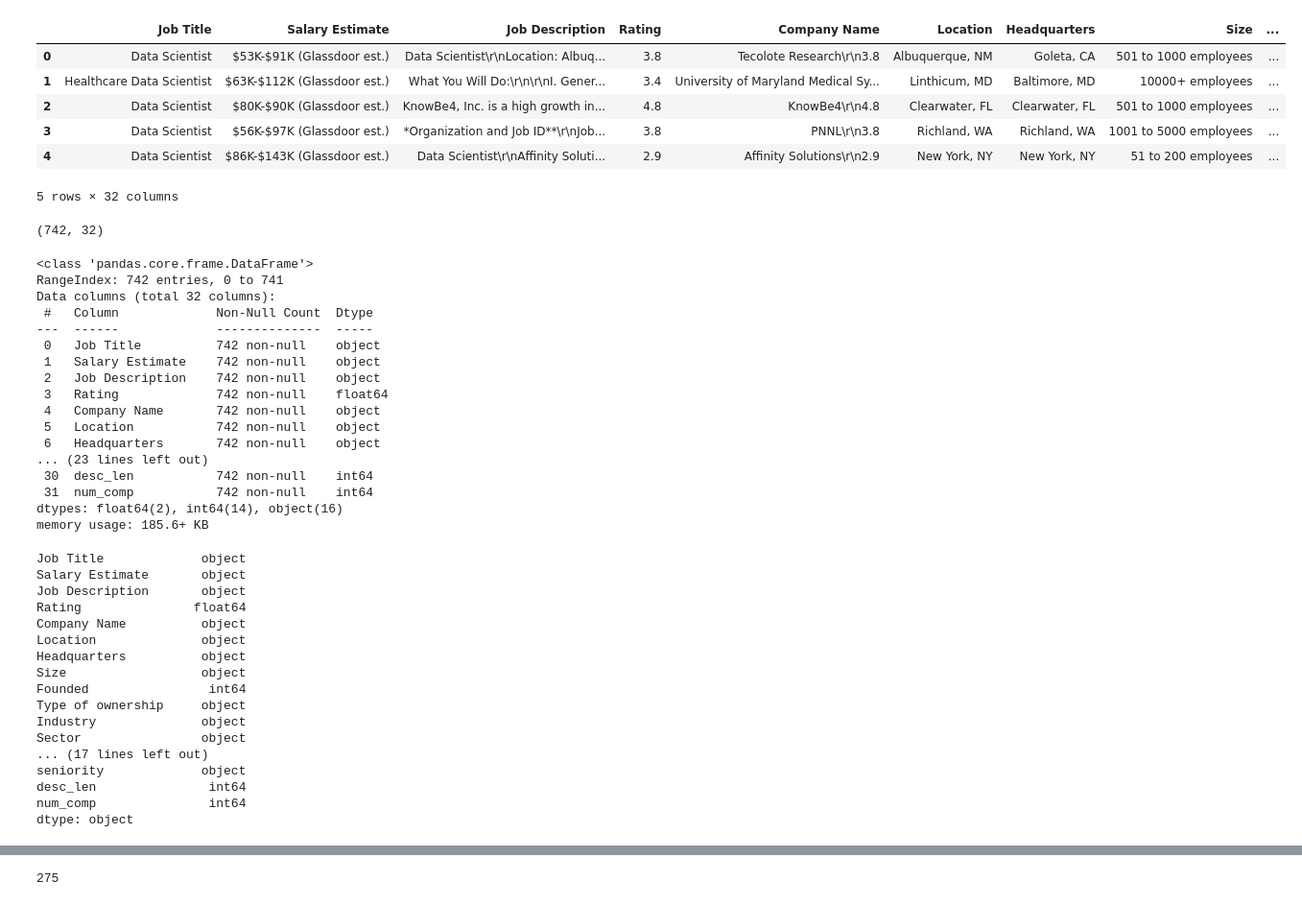
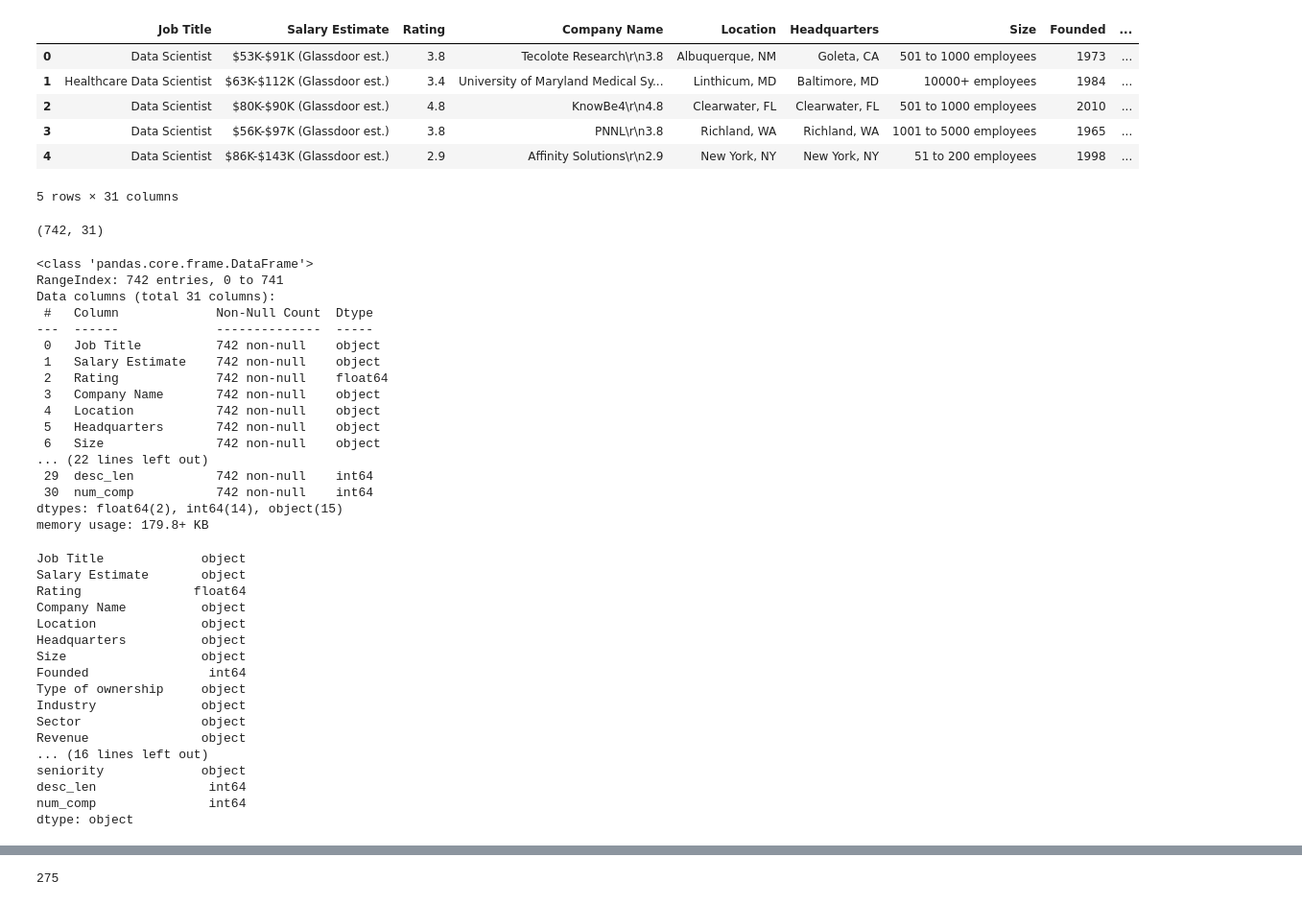
Before and after one commit to todanh2706/ML_Lab01_CarPrice, a Jupyter notebook: preprocessing.ipynb, the cells around one changed output, grey strips where cells are left out. Shown at 96% size. Cells and saved outputs as stored; diff of their text form; code cells hidden in the pictures.

```diff
--- a/preprocessing.ipynb
+++ b/preprocessing.ipynb
@@ -9,46 +9,46 @@ import os
 # %%
 # Read dataset
 df = pd.read_csv('archive/eda_data.csv')
 df.drop(columns=['Unnamed: 0'], inplace=True)
+df.drop(columns=['Job Description'], inplace=True)
 df.head()
 # %% [output]
-|  | Job Title | Salary Estimate | Job Description | Rating | Company Name | Location | Headquarters | Size | ... |
-| 0 | Data Scientist | $53K-$91K (Glassdoor est.) | Data Scientist\r\nLocation: Albuq... | 3.8 | Tecolote Research\r\n3.8 | Albuquerque, NM | Goleta, CA | 501 to 1000 employees | ... |
-| 1 | Healthcare Data Scientist | $63K-$112K (Glassdoor est.) | What You Will Do:\r\n\r\nI. Gener... | 3.4 | University of Maryland Medical Sy... | Linthicum, MD | Baltimore, MD | 10000+ employees | ... |
-| 2 | Data Scientist | $80K-$90K (Glassdoor est.) | KnowBe4, Inc. is a high growth in... | 4.8 | KnowBe4\r\n4.8 | Clearwater, FL | Clearwater, FL | 501 to 1000 employees | ... |
-| 3 | Data Scientist | $56K-$97K (Glassdoor est.) | *Organization and Job ID**\r\nJob... | 3.8 | PNNL\r\n3.8 | Richland, WA | Richland, WA | 1001 to 5000 employees | ... |
-| 4 | Data Scientist | $86K-$143K (Glassdoor est.) | Data Scientist\r\nAffinity Soluti... | 2.9 | Affinity Solutions\r\n2.9 | New York, NY | New York, NY | 51 to 200 employees | ... |
+|  | Job Title | Salary Estimate | Rating | Company Name | Location | Headquarters | Size | Founded | ... |
+| 0 | Data Scientist | $53K-$91K (Glassdoor est.) | 3.8 | Tecolote Research\r\n3.8 | Albuquerque, NM | Goleta, CA | 501 to 1000 employees | 1973 | ... |
+| 1 | Healthcare Data Scientist | $63K-$112K (Glassdoor est.) | 3.4 | University of Maryland Medical Sy... | Linthicum, MD | Baltimore, MD | 10000+ employees | 1984 | ... |
+| 2 | Data Scientist | $80K-$90K (Glassdoor est.) | 4.8 | KnowBe4\r\n4.8 | Clearwater, FL | Clearwater, FL | 501 to 1000 employees | 2010 | ... |
+| 3 | Data Scientist | $56K-$97K (Glassdoor est.) | 3.8 | PNNL\r\n3.8 | Richland, WA | Richland, WA | 1001 to 5000 employees | 1965 | ... |
+| 4 | Data Scientist | $86K-$143K (Glassdoor est.) | 2.9 | Affinity Solutions\r\n2.9 | New York, NY | New York, NY | 51 to 200 employees | 1998 | ... |
-5 rows × 32 columns
+5 rows × 31 columns
 # %%
 df.shape
 # %% [output]
-(742, 32)
+(742, 31)
 # %%
 df.info()
 # %% [output]
 <class 'pandas.core.frame.DataFrame'>
 RangeIndex: 742 entries, 0 to 741
-Data columns (total 32 columns):
+Data columns (total 31 columns):
  #   Column             Non-Null Count  Dtype
 ---  ------             --------------  -----
  0   Job Title          742 non-null    object
  1   Salary Estimate    742 non-null    object
- 2   Job Description    742 non-null    object
- 3   Rating             742 non-null    float64
- 4   Company Name       742 non-null    object
- 5   Location           742 non-null    object
- 6   Headquarters       742 non-null    object
-... (23 lines left out)
- 30  desc_len           742 non-null    int64
- 31  num_comp           742 non-null    int64
-dtypes: float64(2), int64(14), object(16)
-memory usage: 185.6+ KB
+ 2   Rating             742 non-null    float64
+ 3   Company Name       742 non-null    object
+ 4   Location           742 non-null    object
+ 5   Headquarters       742 non-null    object
+ 6   Size               742 non-null    object
+... (22 lines left out)
+ 29  desc_len           742 non-null    int64
+ 30  num_comp           742 non-null    int64
+dtypes: float64(2), int64(14), object(15)
+memory usage: 179.8+ KB
 # %%
 df.dtypes
 # %% [output]
 Job Title             object
 Salary Estimate       object
-Job Description       object
 Rating               float64
 Company Name          object
 Location              object
@@ -58,7 +58,8 @@ Founded                int64
 Type of ownership     object
 Industry              object
 Sector                object
-... (17 lines left out)
+Revenue               object
+... (16 lines left out)
 seniority             object
 desc_len               int64
 num_comp               int64
```
Also changed, not shown: parts of 3 cells of this notebook, 3 other files.
